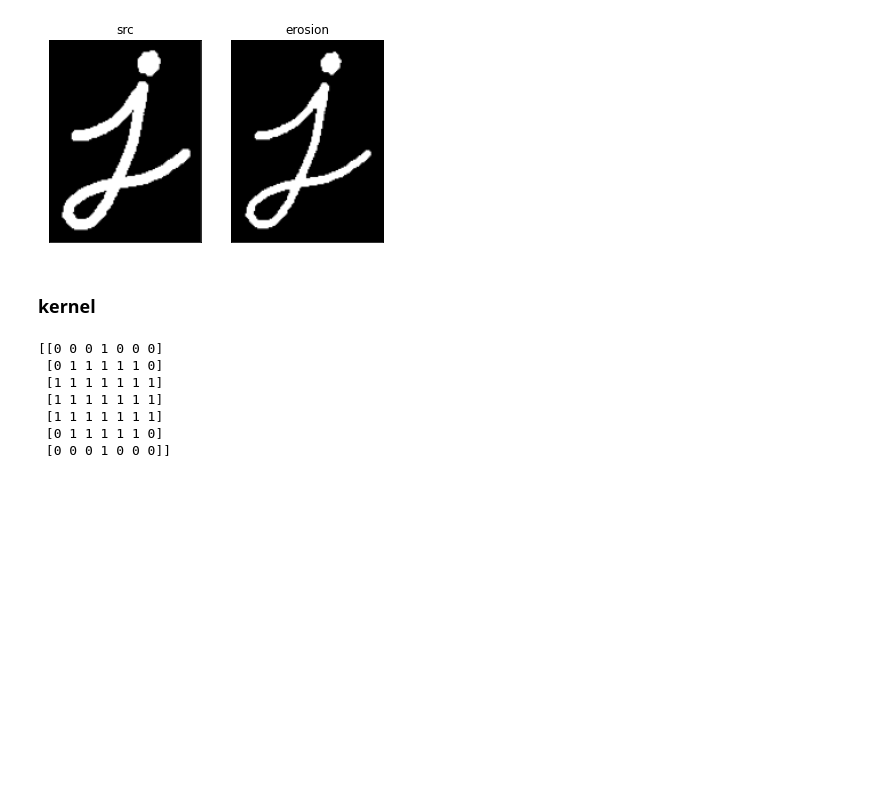
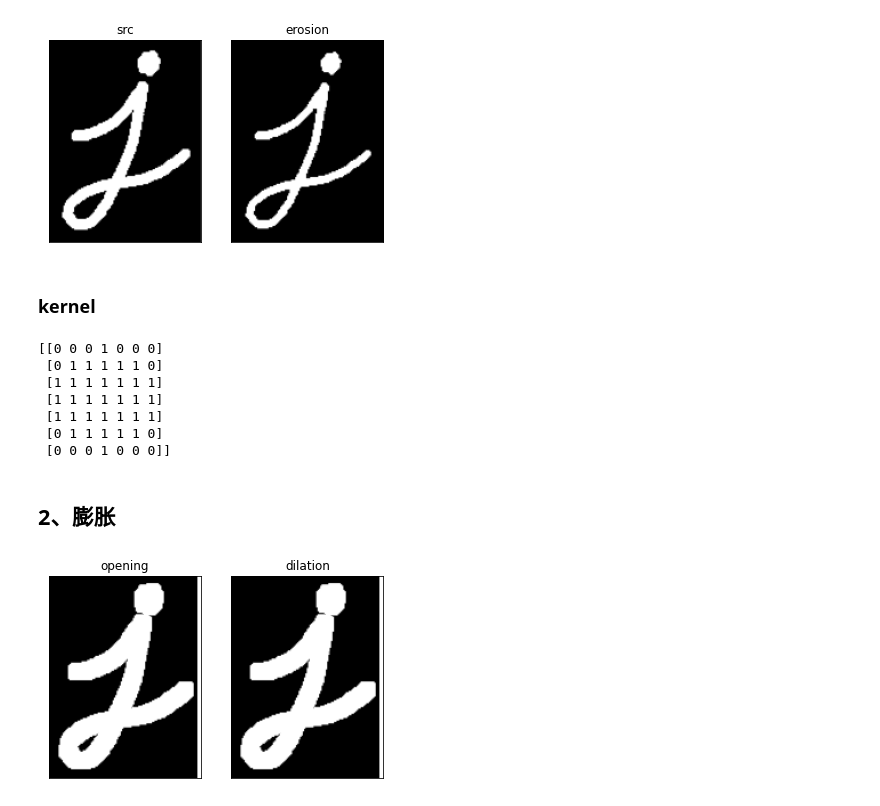
Before and after one commit to mangxiao2018/opencv-samples, a Jupyter notebook: 10004-图像加工处理.ipynb, the cells around one changed output. Cells and saved outputs as stored; diff of their text form; code cells hidden in the pictures; blank space fills up the shorter version.

```diff
--- a/10004-图像加工处理.ipynb
+++ b/10004-图像加工处理.ipynb
@@ -258,0 +273,21 @@ print(kernel)
+# %% [markdown]
+## 2、膨胀
+# %%
+import cv2 as cv
+import numpy as np
+import matplotlib.pyplot as plt
+img = cv.imread('images/morphology.png')
+img = cv.cvtColor(img, cv.COLOR_BGR2RGB)
+
+kernel = cv.getStructuringElement(cv.MORPH_RECT, (7, 7))
+
+dilation = cv.dilate(img, kernel, iterations = 1)
+kernel1 = np.ones((7, 7), np.uint8)
+opening = cv.morphologyEx(dilation, cv.MORPH_OPEN, kernel1)
+plt.subplot(121),plt.imshow(opening),plt.title('opening')
+plt.xticks([]), plt.yticks([])
+plt.subplot(122),plt.imshow(dilation),plt.title('dilation')
+plt.xticks([]), plt.yticks([])
+plt.show()
+# %% [output]
+[figure, added]
```
Also changed, not shown: parts of 1 cell of this notebook.
